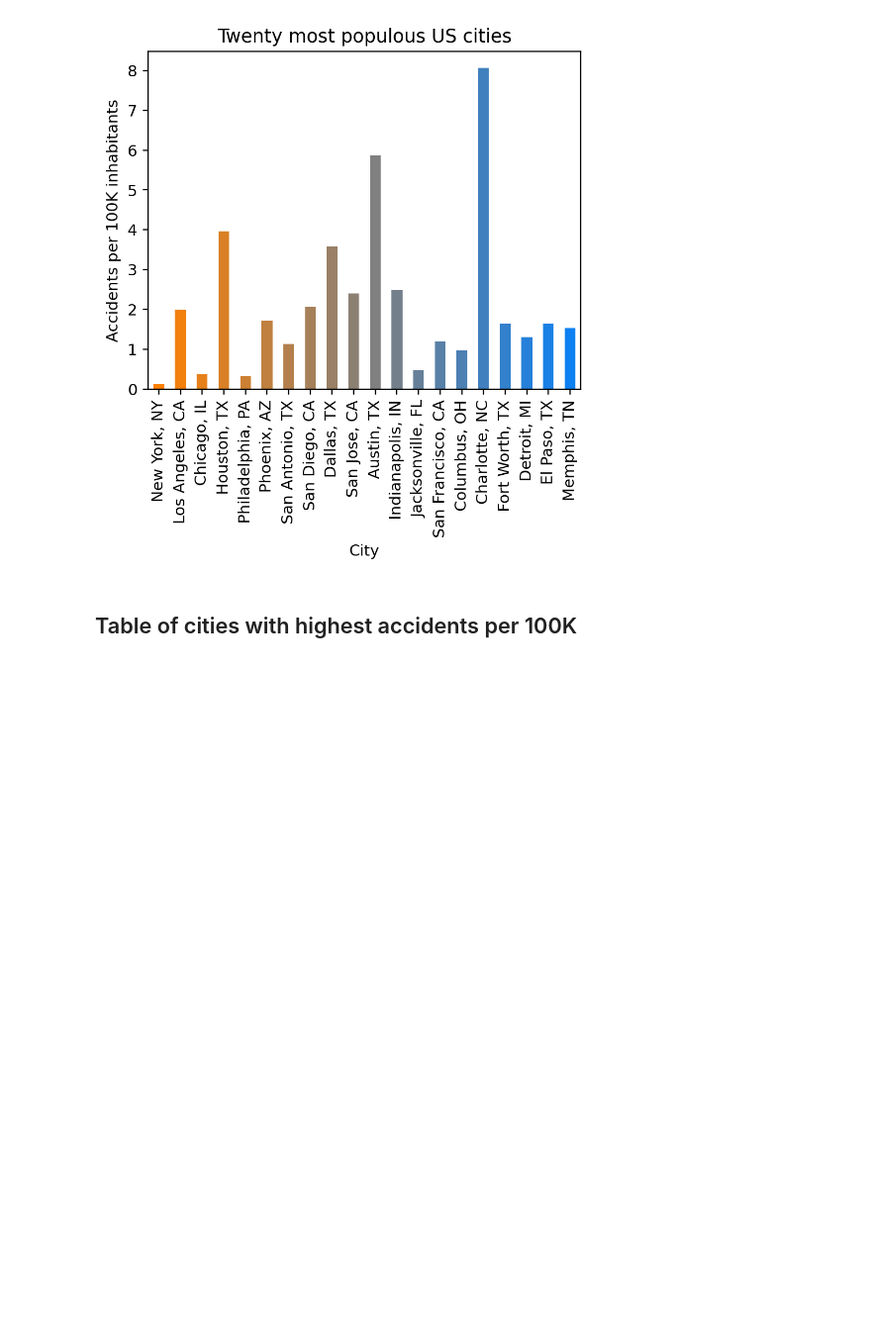
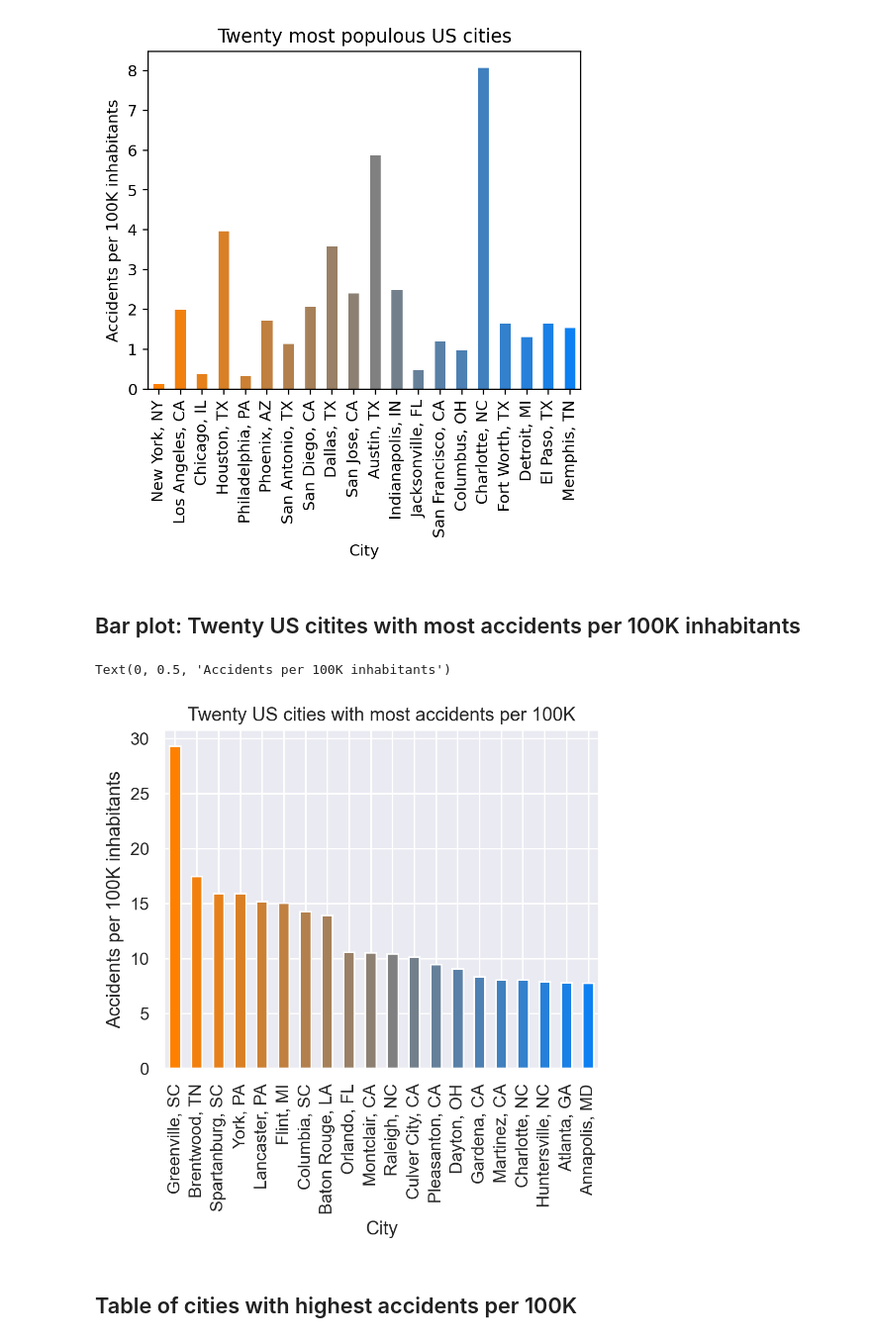
Before and after one commit to ololili/DataOpdrdacht2, a Jupyter notebook: CreatingPlots.ipynb, the cells around one changed output. Shown at 99% size. Drawn from its saved outputs; the diff is of its cells as text; code cells hidden in the pictures; blank space fills up the shorter version.

Commit message:
Barplot twintig steden hoogste accidents per 100K toegevoegd

```diff
--- a/CreatingPlots.ipynb
+++ b/CreatingPlots.ipynb
@@ -57,6 +57,20 @@ plt.ylabel("Accidents per 100K inhabitants")
 # %% [output]
 Text(0, 0.5, 'Accidents per 100K inhabitants')
 [figure]
+# %% [markdown]
+## Bar plot: Twenty US citites with most accidents per 100K inhabitants
+# %%
+l = 20
+my_colors2 = [((l-x)/l, 0.5, x/l) for x in range(l)]
+plt.figure(figsize=(5, 4), dpi=210)
+df_merged.nlargest(l, columns=['Counts per 100K'])['Counts per 100K'].plot.bar(color=my_colors2)
+plt.title("Twenty US cities with most accidents per 100K")
+plt.xlabel("City")
+plt.ylabel("Accidents per 100K inhabitants")
+#plt.savefig("MostAccCitiesCounts.png",dpi=210)
+# %% [output]
+Text(0, 0.5, 'Accidents per 100K inhabitants')
+[figure, added]
 # %% [markdown]
 ## Table of cities with highest accidents per 100K
 # %%
```
